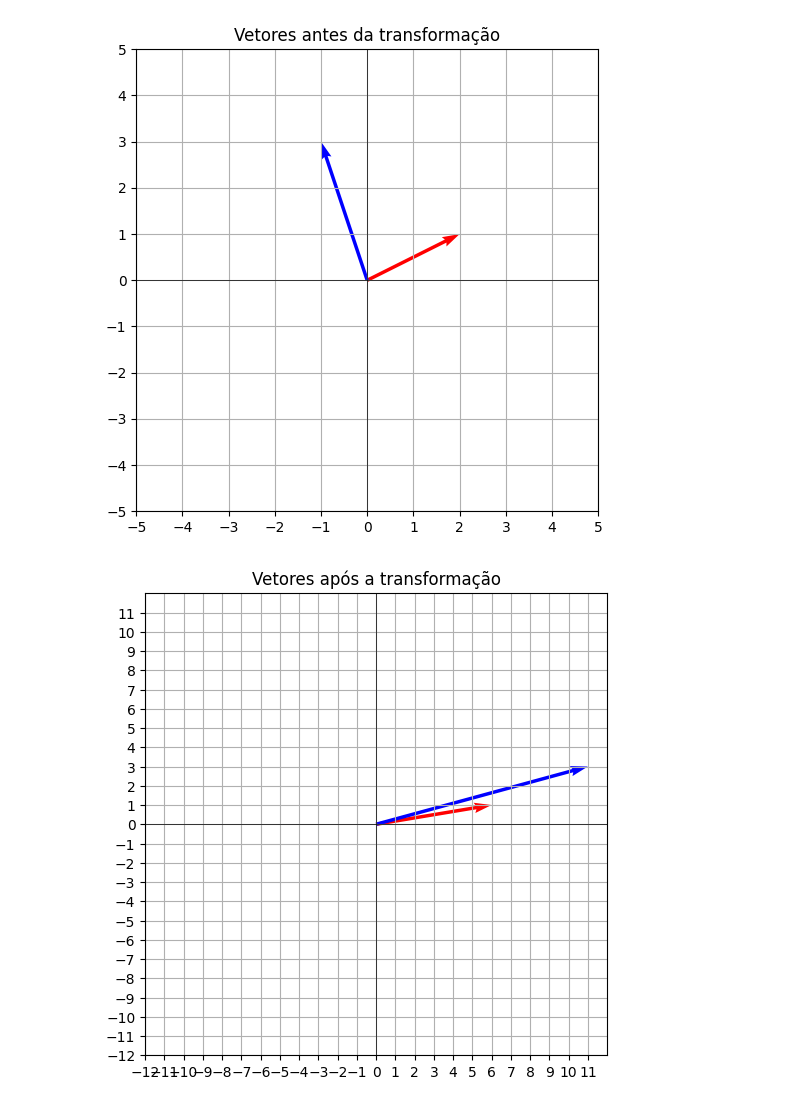
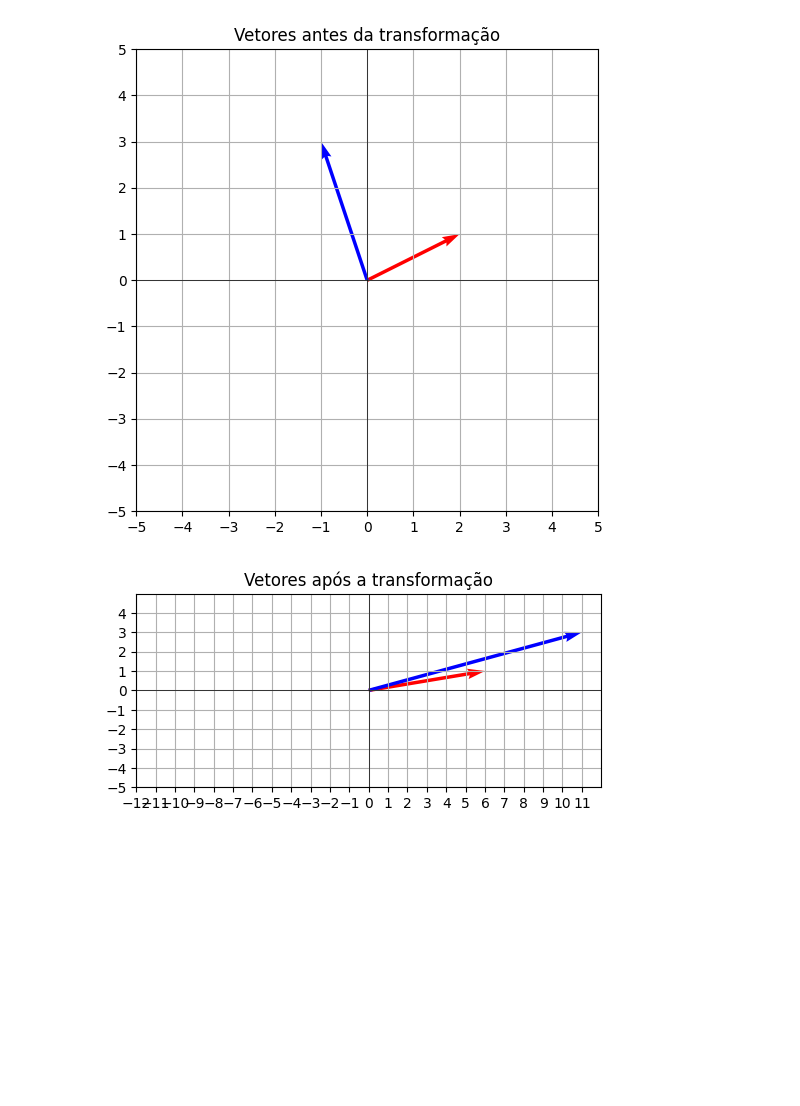
Before and after one commit to Itallo0708/Computational-Mathematics, a Jupyter notebook: Atividade0.ipynb, the cells around one changed output. Saved outputs shown, nothing was run; the diff lists cells and outputs as text; code cells hidden in the pictures; blank space fills up the shorter version.

```diff
--- a/Atividade0.ipynb
+++ b/Atividade0.ipynb
@@ -229,19 +231,19 @@ plt.show()
 # %%
 vetores = np.array([[2,1], [-1, 3]])
 vetor0_transformado = Sx @ vetores[0]
 vetor1_transformado = Sx @ vetores[1]
 plt.figure(figsize=(6,6))
 plt.quiver(0, 0, vetor0_transformado[0], vetor0_transformado[1], angles='xy', scale_units='xy', scale=1, color='r')
 plt.quiver(0, 0, vetor1_transformado[0], vetor1_transformado[1], angles='xy', scale_units='xy', scale=1, color='b')
 plt.xlim(-12, 12)
-plt.ylim(-12, 12)
+plt.ylim(-5, 5)
 plt.xticks(np.arange(-12, 12, 1))
-plt.yticks(np.arange(-12, 12, 1))
+plt.yticks(np.arange(-5, 5, 1))
 plt.axhline(0,color='black', linewidth= 0.5)
 plt.axvline(0,color='black', linewidth= 0.5)
 plt.grid(True)
 plt.gca().set_aspect('equal', adjustable='box')
 plt.title("Vetores após a transformação")
 plt.show()
 # %% [output]
-[figure, old version]
+[figure, new version]
```
Also changed, not shown: parts of 4 cells of this notebook.
